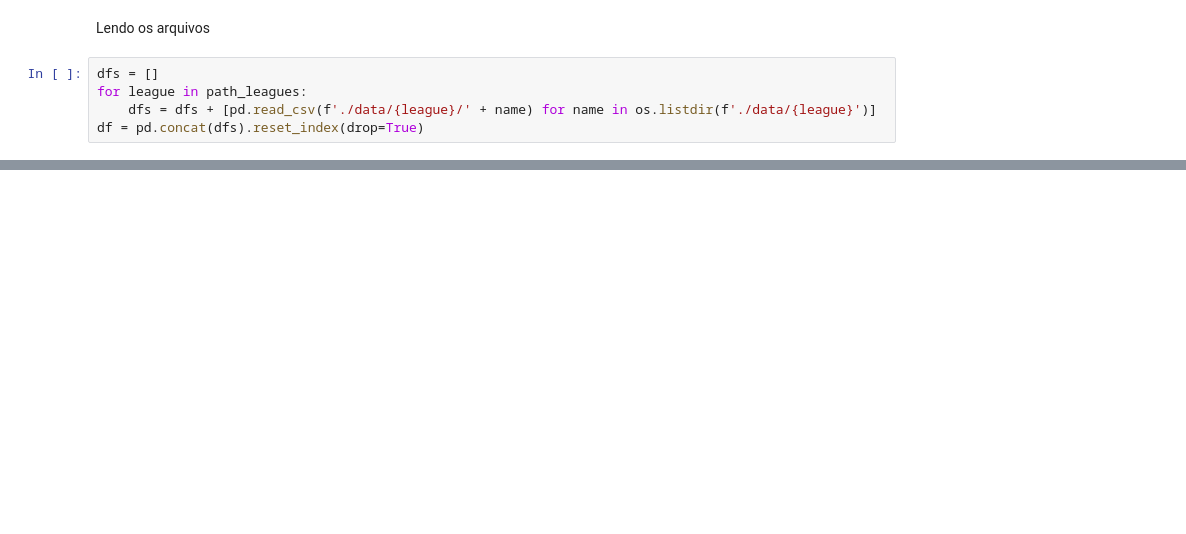
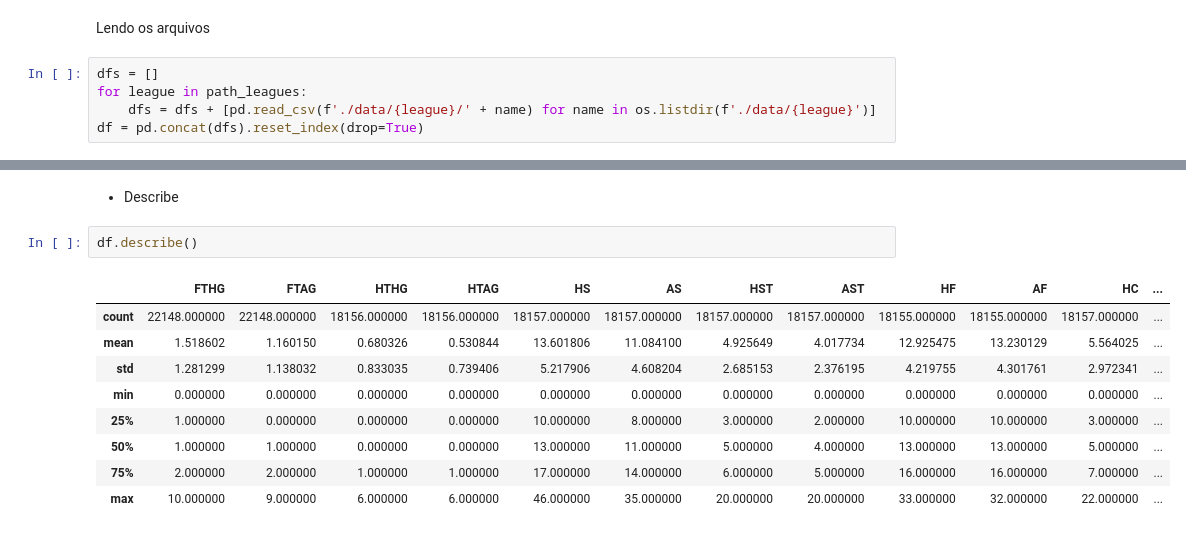
Before and after one commit to matheusalb/Veva365, a Jupyter notebook: Projeto 1.ipynb, the cells around one changed output, grey strips where cells are left out. Saved outputs shown, nothing was run; the diff lists cells and outputs as text; blank space fills up the shorter version.

```diff
--- a/Projeto 1.ipynb
+++ b/Projeto 1.ipynb
@@ -44,0 +59,14 @@ df
+# %% [markdown]
+* Describe
+# %%
+df.describe()
+# %% [output]
+|  | FTHG | FTAG | HTHG | HTAG | HS | AS | HST | AST | HF | AF | HC | ... |
+| count | 22148.000000 | 22148.000000 | 18156.000000 | 18156.000000 | 18157.000000 | 18157.000000 | 18157.000000 | 18157.000000 | 18155.000000 | 18155.000000 | 18157.000000 | ... |
+| mean | 1.518602 | 1.160150 | 0.680326 | 0.530844 | 13.601806 | 11.084100 | 4.925649 | 4.017734 | 12.925475 | 13.230129 | 5.564025 | ... |
+| std | 1.281299 | 1.138032 | 0.833035 | 0.739406 | 5.217906 | 4.608204 | 2.685153 | 2.376195 | 4.219755 | 4.301761 | 2.972341 | ... |
+| min | 0.000000 | 0.000000 | 0.000000 | 0.000000 | 0.000000 | 0.000000 | 0.000000 | 0.000000 | 0.000000 | 0.000000 | 0.000000 | ... |
+| 25% | 1.000000 | 0.000000 | 0.000000 | 0.000000 | 10.000000 | 8.000000 | 3.000000 | 2.000000 | 10.000000 | 10.000000 | 3.000000 | ... |
+| 50% | 1.000000 | 1.000000 | 0.000000 | 0.000000 | 13.000000 | 11.000000 | 5.000000 | 4.000000 | 13.000000 | 13.000000 | 5.000000 | ... |
+| 75% | 2.000000 | 2.000000 | 1.000000 | 1.000000 | 17.000000 | 14.000000 | 6.000000 | 5.000000 | 16.000000 | 16.000000 | 7.000000 | ... |
+| max | 10.000000 | 9.000000 | 6.000000 | 6.000000 | 46.000000 | 35.000000 | 20.000000 | 20.000000 | 33.000000 | 32.000000 | 22.000000 | ... |
```
Also changed, not shown: parts of 21 cells of this notebook.
